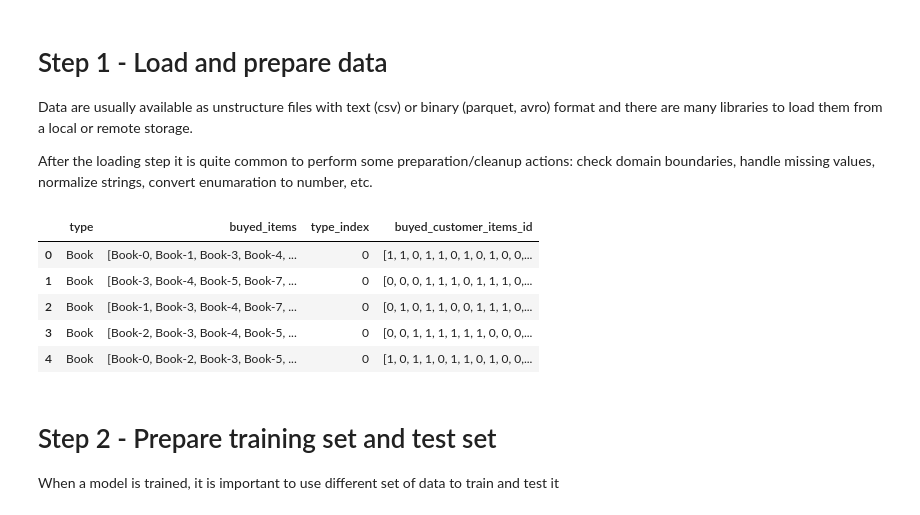
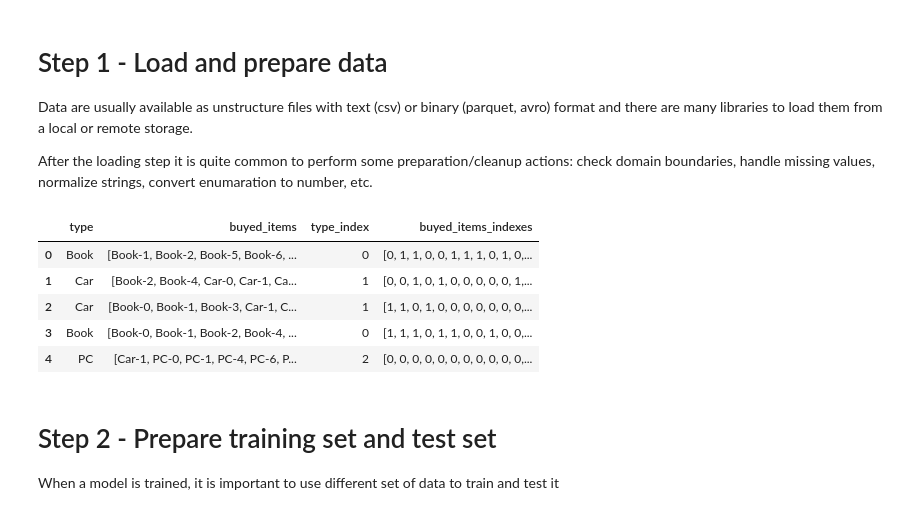
Before and after one commit to gitgabrio/cvd_binder, a Jupyter notebook: notebook.ipynb, the cells around one changed output. Drawn from its saved outputs; the diff is of its cells as text; code cells hidden in the pictures.

```diff
--- a/notebook.ipynb
+++ b/notebook.ipynb
@@ -38,17 +39,17 @@ After the loading step it is quite common to perform some preparation/cleanup ac
 # %%
 df = pd.read_csv('input_data.csv')
 # splitting buyed_items string to arrays
 df.buyed_items = df.buyed_items.str[1:-1].str.replace("'",'').str.replace(",",'').str.split(' ')
 # splitting buyed_customer_items_id string to arrays
-df.buyed_customer_items_id = df.buyed_customer_items_id.str[1:-1].str.replace("'",'').str.replace(",",'').str.split(' ')
+df.buyed_items_indexes = df.buyed_items_indexes.str[1:-1].str.replace("'",'').str.replace(",",'').str.split(' ')
 df.head()
 # %% [output]
-|  | type | buyed_items | type_index | buyed_customer_items_id |
-| 0 | Book | [Book-0, Book-1, Book-3, Book-4, ... | 0 | [1, 1, 0, 1, 1, 0, 1, 0, 1, 0, 0,... |
-| 1 | Book | [Book-3, Book-4, Book-5, Book-7, ... | 0 | [0, 0, 0, 1, 1, 1, 0, 1, 1, 1, 0,... |
-| 2 | Book | [Book-1, Book-3, Book-4, Book-7, ... | 0 | [0, 1, 0, 1, 1, 0, 0, 1, 1, 1, 0,... |
-| 3 | Book | [Book-2, Book-3, Book-4, Book-5, ... | 0 | [0, 0, 1, 1, 1, 1, 1, 1, 0, 0, 0,... |
-| 4 | Book | [Book-0, Book-2, Book-3, Book-5, ... | 0 | [1, 0, 1, 1, 0, 1, 1, 0, 1, 0, 0,... |
+|  | type | buyed_items | type_index | buyed_items_indexes |
+| 0 | Book | [Book-1, Book-2, Book-5, Book-6, ... | 0 | [0, 1, 1, 0, 0, 1, 1, 1, 0, 1, 0,... |
+| 1 | Car | [Book-2, Book-4, Car-0, Car-1, Ca... | 1 | [0, 0, 1, 0, 1, 0, 0, 0, 0, 0, 1,... |
+| 2 | Car | [Book-0, Book-1, Book-3, Car-1, C... | 1 | [1, 1, 0, 1, 0, 0, 0, 0, 0, 0, 0,... |
+| 3 | Book | [Book-0, Book-1, Book-2, Book-4, ... | 0 | [1, 1, 1, 0, 1, 1, 0, 0, 1, 0, 0,... |
+| 4 | PC | [Car-1, PC-0, PC-1, PC-4, PC-6, P... | 2 | [0, 0, 0, 0, 0, 0, 0, 0, 0, 0, 0,... |
 # %% [markdown]
 # Step 2 - Prepare training set and test set
 When a model is trained, it is important to use different set of data to train and test it
```
Also changed, not shown: parts of 10 cells of this notebook, 2 other files.
